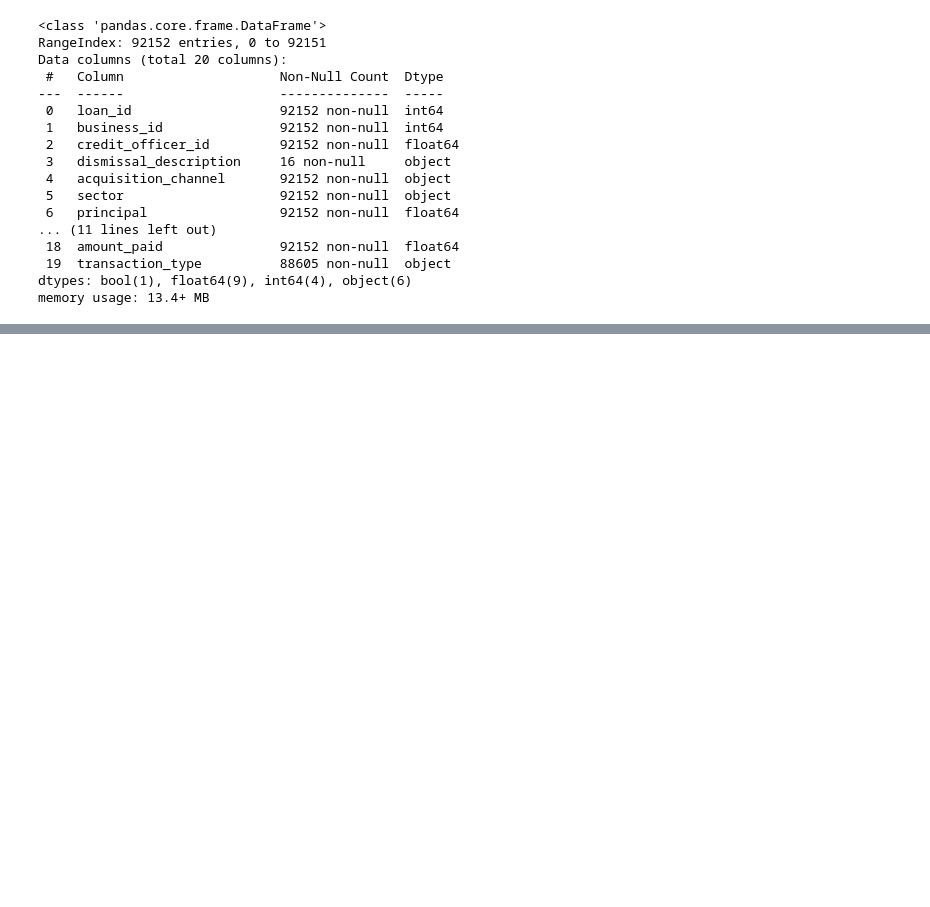
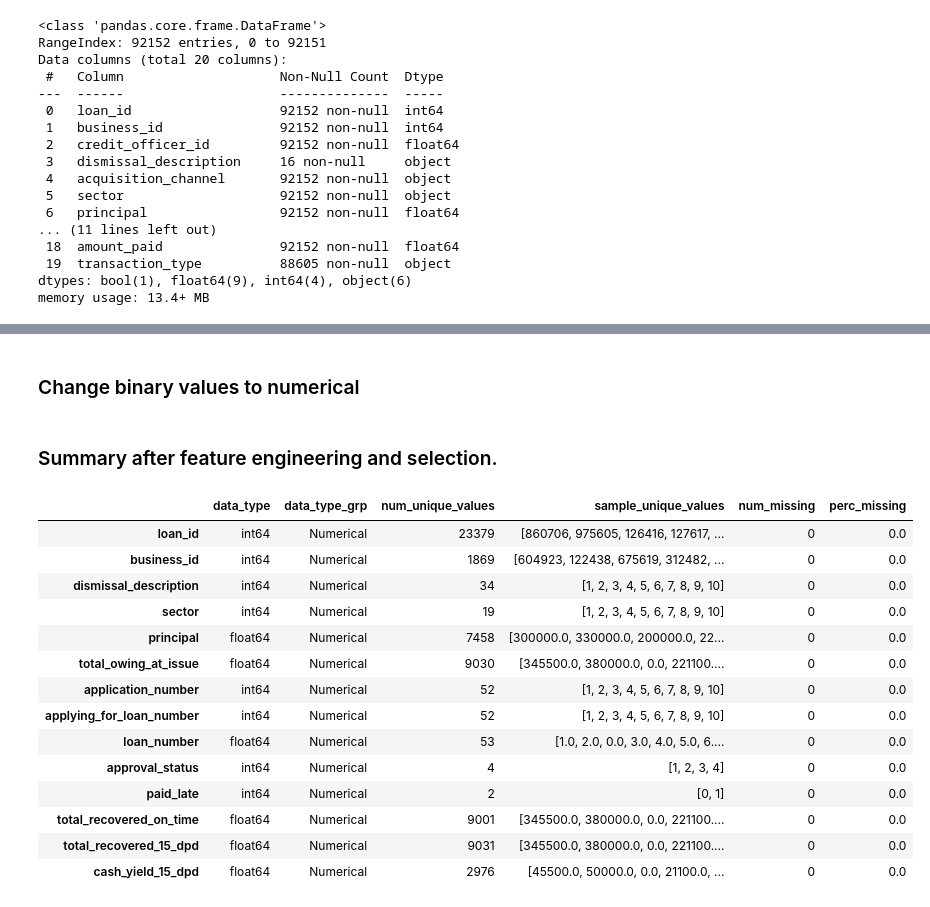
Before and after one commit to kariswanjiru/numida_assessment, a Jupyter notebook: notebooks/1.0-wk-eda_feature_selection.ipynb, the cells around one changed output, grey strips where cells are left out. Saved outputs shown, nothing was run; the diff lists cells and outputs as text; code cells hidden in the pictures; blank space fills up the shorter version.

Commit message:
FEAT: commplete eda and feature selection experiment.

```diff
--- a/notebooks/1.0-wk-eda_feature_selection.ipynb
+++ b/notebooks/1.0-wk-eda_feature_selection.ipynb
@@ -222,0 +343,5 @@ data = data.drop(columns=['credit_officer_id', 'acquisition_channel', 'transacti
+# %%
+unique_sector_dict = {value: index + 1 for index, value in enumerate(unique_sector_values)}
+
+# Display the dictionary
+print(unique_sector_dict)
@@ -222,0 +350,5 @@ data = data.drop(columns=['credit_officer_id', 'acquisition_channel', 'transacti
+# %%
+sector_encoder = OrdinalEncoder(cols=['sector'],
+                            mapping=[{'col': 'sector', 'mapping': unique_sector_dict}])
+
+loan = sector_encoder.fit_transform(loan)
@@ -222,0 +360,6 @@ data = data.drop(columns=['credit_officer_id', 'acquisition_channel', 'transacti
+# %%
+approval_encoder = OrdinalEncoder(cols=['approval_status'],
+                            mapping=[{'col': 'approval_status', 'mapping': {'Approved': 1, 'Declined': 2, 'Cancelled': 3, 'Expired': 4}}])
+
+loan = approval_encoder.fit_transform(loan)
+loan
@@ -222,0 +380,27 @@ data = data.drop(columns=['credit_officer_id', 'acquisition_channel', 'transacti
+# %% [markdown]
+### Change binary values to numerical
+# %%
+# Replace all instances of False with 0 in column: 'paid_late'
+# Replace all instances of True with 1 in column: 'paid_late'
+loan['paid_late'] = loan['paid_late'].replace({False: 0, True: 1})
+# %% [markdown]
+### Summary after feature engineering and selection.
+# %%
+summary_df = eda.df_info(loan)
+summary_df
+# %% [output]
+|  | data_type | data_type_grp | num_unique_values | sample_unique_values | num_missing | perc_missing |
+| loan_id | int64 | Numerical | 23379 | [860706, 975605, 126416, 127617, ... | 0 | 0.0 |
+| business_id | int64 | Numerical | 1869 | [604923, 122438, 675619, 312482, ... | 0 | 0.0 |
+| dismissal_description | int64 | Numerical | 34 | [1, 2, 3, 4, 5, 6, 7, 8, 9, 10] | 0 | 0.0 |
+| sector | int64 | Numerical | 19 | [1, 2, 3, 4, 5, 6, 7, 8, 9, 10] | 0 | 0.0 |
+| principal | float64 | Numerical | 7458 | [300000.0, 330000.0, 200000.0, 22... | 0 | 0.0 |
+| total_owing_at_issue | float64 | Numerical | 9030 | [345500.0, 380000.0, 0.0, 221100.... | 0 | 0.0 |
+| application_number | int64 | Numerical | 52 | [1, 2, 3, 4, 5, 6, 7, 8, 9, 10] | 0 | 0.0 |
+| applying_for_loan_number | int64 | Numerical | 52 | [1, 2, 3, 4, 5, 6, 7, 8, 9, 10] | 0 | 0.0 |
+| loan_number | float64 | Numerical | 53 | [1.0, 2.0, 0.0, 3.0, 4.0, 5.0, 6.... | 0 | 0.0 |
+| approval_status | int64 | Numerical | 4 | [1, 2, 3, 4] | 0 | 0.0 |
+| paid_late | int64 | Numerical | 2 | [0, 1] | 0 | 0.0 |
+| total_recovered_on_time | float64 | Numerical | 9001 | [345500.0, 380000.0, 0.0, 221100.... | 0 | 0.0 |
+| total_recovered_15_dpd | float64 | Numerical | 9031 | [345500.0, 380000.0, 0.0, 221100.... | 0 | 0.0 |
+| cash_yield_15_dpd | float64 | Numerical | 2976 | [45500.0, 50000.0, 0.0, 21100.0, ... | 0 | 0.0 |
```
Also changed, not shown: parts of 55 cells of this notebook.
